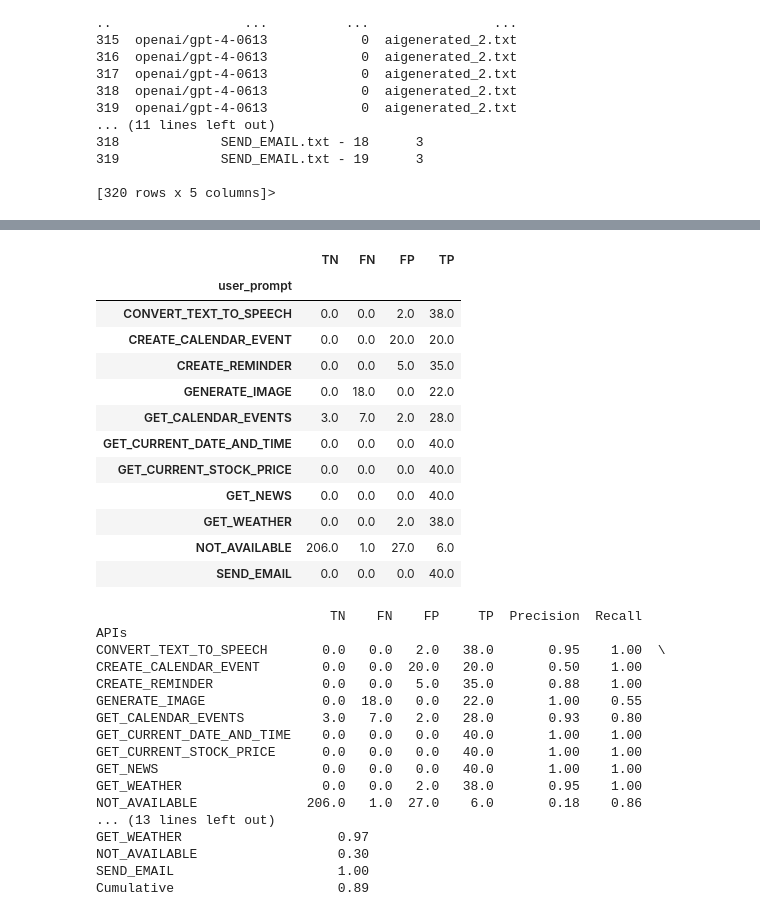
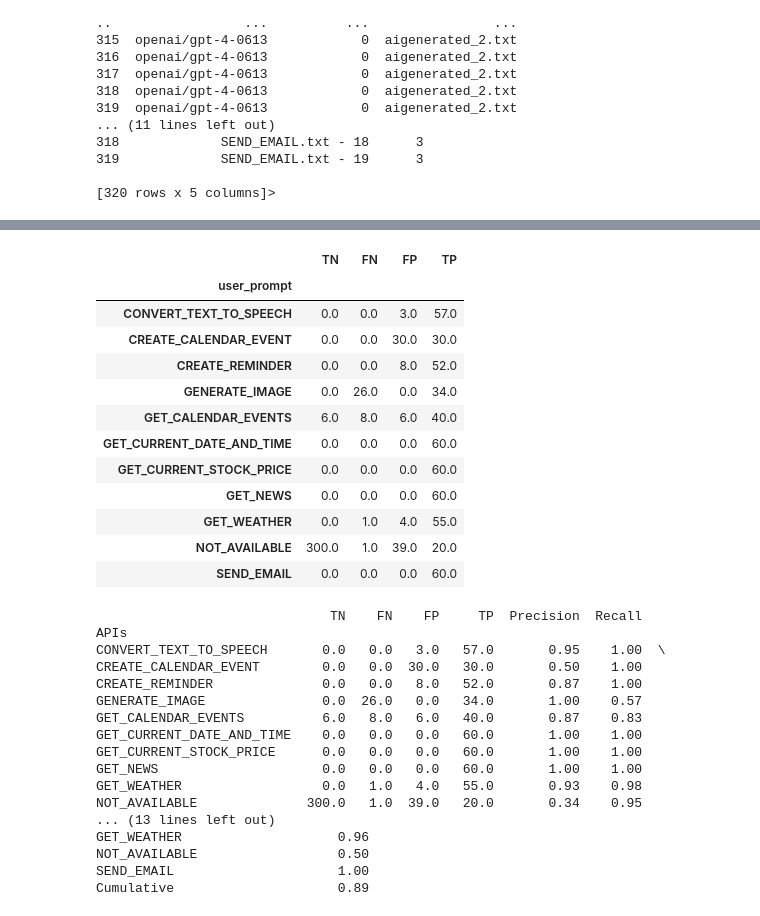
Before and after one commit to bmmseven/llm-api-experiences, a Jupyter notebook: thesis_dt_analysis_AIgen_2_zeroshot.ipynb, the cells around one changed output, grey strips where cells are left out. Saved outputs shown, nothing was run; the diff lists cells and outputs as text; code cells hidden in the pictures.

```diff
--- a/thesis_dt_analysis_AIgen_2_zeroshot.ipynb
+++ b/thesis_dt_analysis_AIgen_2_zeroshot.ipynb
@@ -86,29 +86,29 @@ filtered_df
 # %%
 # Identify the unique scores
 unique_scores = [0, 1, 2, 3]  # the score is to confusion matrix as TP=3, FP=2, FN=1 and TN=0.
 
 # Count the occurrences of each score for each user_prompt
-summary_aigen2_oneshot = df.groupby('user_prompt')['score'].value_counts().unstack()
+summary_aigen2_zeroshot = df.groupby('user_prompt')['score'].value_counts().unstack()
 
 # Ensure all scores are represented in the columns, filling with 0 where necessary
-summary_aigen2_oneshot = summary_aigen2_oneshot.reindex(columns=unique_scores).fillna(0)
+summary_aigen2_zeroshot = summary_aigen2_zeroshot.reindex(columns=unique_scores).fillna(0)
 
 # Rename the columns as desired (cnfusion matrix)
-summary_aigen2_oneshot.columns = ['TN', 'FN', 'FP', 'TP']
-summary_aigen2_oneshot
+summary_aigen2_zeroshot.columns = ['TN', 'FN', 'FP', 'TP']
+summary_aigen2_zeroshot
 # %% [output]
 |  | TN | FN | FP | TP |
 | user_prompt |  |  |  |  |
-| CONVERT_TEXT_TO_SPEECH | 0.0 | 0.0 | 2.0 | 38.0 |
-| CREATE_CALENDAR_EVENT | 0.0 | 0.0 | 20.0 | 20.0 |
-| CREATE_REMINDER | 0.0 | 0.0 | 5.0 | 35.0 |
-| GENERATE_IMAGE | 0.0 | 18.0 | 0.0 | 22.0 |
-| GET_CALENDAR_EVENTS | 3.0 | 7.0 | 2.0 | 28.0 |
-| GET_CURRENT_DATE_AND_TIME | 0.0 | 0.0 | 0.0 | 40.0 |
-| GET_CURRENT_STOCK_PRICE | 0.0 | 0.0 | 0.0 | 40.0 |
-| GET_NEWS | 0.0 | 0.0 | 0.0 | 40.0 |
-| GET_WEATHER | 0.0 | 0.0 | 2.0 | 38.0 |
-| NOT_AVAILABLE | 206.0 | 1.0 | 27.0 | 6.0 |
-| SEND_EMAIL | 0.0 | 0.0 | 0.0 | 40.0 |
+| CONVERT_TEXT_TO_SPEECH | 0.0 | 0.0 | 3.0 | 57.0 |
+| CREATE_CALENDAR_EVENT | 0.0 | 0.0 | 30.0 | 30.0 |
+| CREATE_REMINDER | 0.0 | 0.0 | 8.0 | 52.0 |
+| GENERATE_IMAGE | 0.0 | 26.0 | 0.0 | 34.0 |
+| GET_CALENDAR_EVENTS | 6.0 | 8.0 | 6.0 | 40.0 |
+| GET_CURRENT_DATE_AND_TIME | 0.0 | 0.0 | 0.0 | 60.0 |
+| GET_CURRENT_STOCK_PRICE | 0.0 | 0.0 | 0.0 | 60.0 |
+| GET_NEWS | 0.0 | 0.0 | 0.0 | 60.0 |
+| GET_WEATHER | 0.0 | 1.0 | 4.0 | 55.0 |
+| NOT_AVAILABLE | 300.0 | 1.0 | 39.0 | 20.0 |
+| SEND_EMAIL | 0.0 | 0.0 | 0.0 | 60.0 |
 # %%
 # Add a row for the cumulative sum of each column
@@ -119,37 +119,37 @@ summary_aigen2_oneshot.index.name = "APIs"
 # %%
 # Calculate Precision, Recall, and F1 Score
-summary_aigen2_oneshot['Precision'] = summary_aigen2_oneshot['TP'] / (summary_aigen2_oneshot['TP'] + summary_aigen2_oneshot['FP'])
-summary_aigen2_oneshot['Recall'] = summary_aigen2_oneshot['TP'] / (summary_aigen2_oneshot['TP'] + summary_aigen2_oneshot['FN'])
-summary_aigen2_oneshot['F1 Score'] = 2 * (summary_aigen2_oneshot['Precision'] * summary_aigen2_oneshot['Recall']) / (summary_aigen2_oneshot['Precision'] + summary_aigen2_oneshot['Recall'])
+summary_aigen2_zeroshot['Precision'] = summary_aigen2_zeroshot['TP'] / (summary_aigen2_zeroshot['TP'] + summary_aigen2_zeroshot['FP'])
+summary_aigen2_zeroshot['Recall'] = summary_aigen2_zeroshot['TP'] / (summary_aigen2_zeroshot['TP'] + summary_aigen2_zeroshot['FN'])
+summary_aigen2_zeroshot['F1 Score'] = 2 * (summary_aigen2_zeroshot['Precision'] * summary_aigen2_zeroshot['Recall']) / (summary_aigen2_zeroshot['Precision'] + summary_aigen2_zeroshot['Recall'])
 
 # Round to 2 decimal places
-summary_aigen2_oneshot['Precision'] = summary_aigen2_oneshot['Precision'].round(2)
-summary_aigen2_oneshot['Recall'] = summary_aigen2_oneshot['Recall'].round(2)
-summary_aigen2_oneshot['F1 Score'] = summary_aigen2_oneshot['F1 Score'].round(2)
+summary_aigen2_zeroshot['Precision'] = summary_aigen2_zeroshot['Precision'].round(2)
+summary_aigen2_zeroshot['Recall'] = summary_aigen2_zeroshot['Recall'].round(2)
+summary_aigen2_zeroshot['F1 Score'] = summary_aigen2_zeroshot['F1 Score'].round(2)
 
 # Handle possible NaN values (caused by divisions by zero)
-summary_aigen2_oneshot.fillna(0, inplace=True)
+summary_aigen2_zeroshot.fillna(0, inplace=True)
 
 # Stire the results summary in a csv file
-summary_aigen2_oneshot.to_csv('summary_aigen2_oneshot.csv', index=True)
+summary_aigen2_zeroshot.to_csv('summary_aigen2_zeroshot.csv', index=True)
 
-print(summary_aigen2_oneshot)
+print(summary_aigen2_zeroshot)
 # %% [output]
                               TN    FN    FP     TP  Precision  Recall
 APIs
-CONVERT_TEXT_TO_SPEECH       0.0   0.0   2.0   38.0       0.95    1.00  \
-CREATE_CALENDAR_EVENT        0.0   0.0  20.0   20.0       0.50    1.00
-CREATE_REMINDER              0.0   0.0   5.0   35.0       0.88    1.00
-GENERATE_IMAGE               0.0  18.0   0.0   22.0       1.00    0.55
-GET_CALENDAR_EVENTS          3.0   7.0   2.0   28.0       0.93    0.80
-GET_CURRENT_DATE_AND_TIME    0.0   0.0   0.0   40.0       1.00    1.00
-GET_CURRENT_STOCK_PRICE      0.0   0.0   0.0   40.0       1.00    1.00
-GET_NEWS                     0.0   0.0   0.0   40.0       1.00    1.00
-GET_WEATHER                  0.0   0.0   2.0   38.0       0.95    1.00
-NOT_AVAILABLE              206.0   1.0  27.0    6.0       0.18    0.86
+CONVERT_TEXT_TO_SPEECH       0.0   0.0   3.0   57.0       0.95    1.00  \
+CREATE_CALENDAR_EVENT        0.0   0.0  30.0   30.0       0.50    1.00
+CREATE_REMINDER              0.0   0.0   8.0   52.0       0.87    1.00
+GENERATE_IMAGE               0.0  26.0   0.0   34.0       1.00    0.57
+GET_CALENDAR_EVENTS          6.0   8.0   6.0   40.0       0.87    0.83
+GET_CURRENT_DATE_AND_TIME    0.0   0.0   0.0   60.0       1.00    1.00
+GET_CURRENT_STOCK_PRICE      0.0   0.0   0.0   60.0       1.00    1.00
+GET_NEWS                     0.0   0.0   0.0   60.0       1.00    1.00
+GET_WEATHER                  0.0   1.0   4.0   55.0       0.93    0.98
+NOT_AVAILABLE              300.0   1.0  39.0   20.0       0.34    0.95
 ... (13 lines left out)
-GET_WEATHER                    0.97
-NOT_AVAILABLE                  0.30
+GET_WEATHER                    0.96
+NOT_AVAILABLE                  0.50
 SEND_EMAIL                     1.00
 Cumulative                     0.89
 # %%
```
Also changed, not shown: parts of 5 cells of this notebook, 3 other files.
